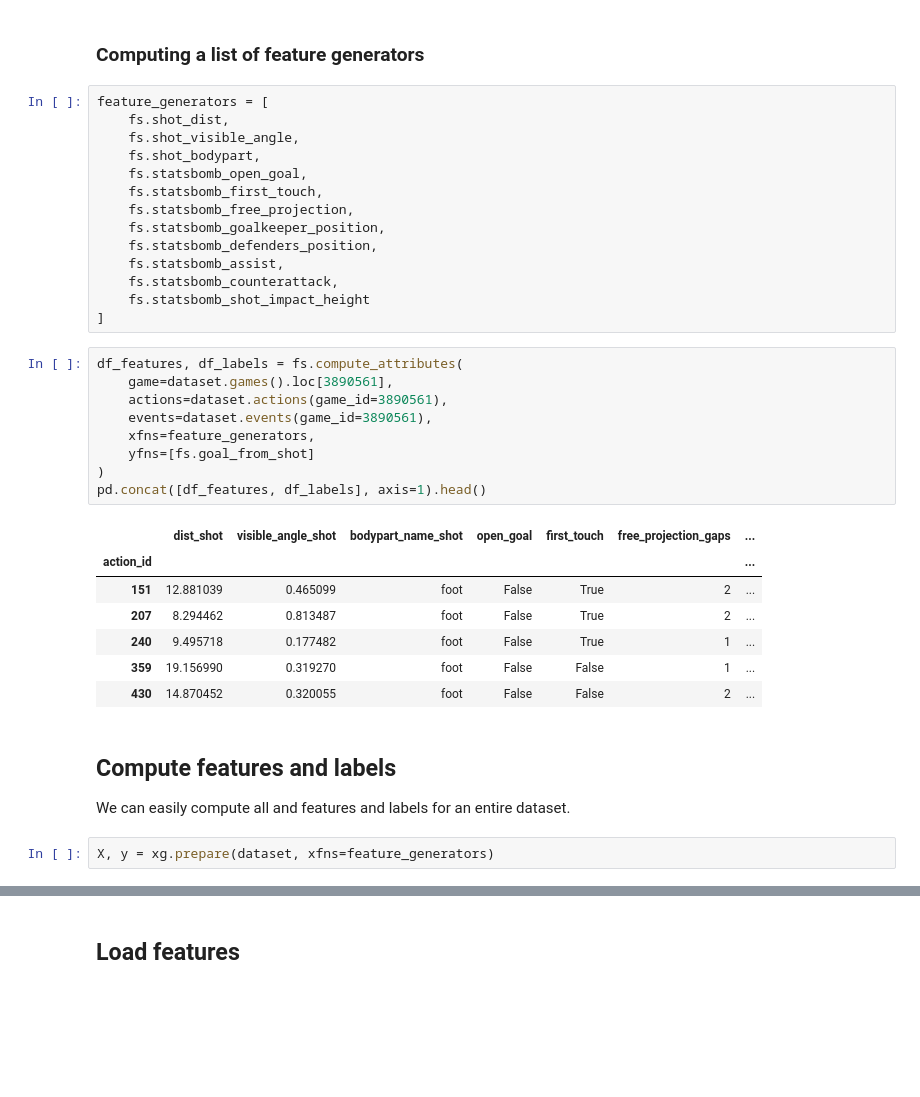
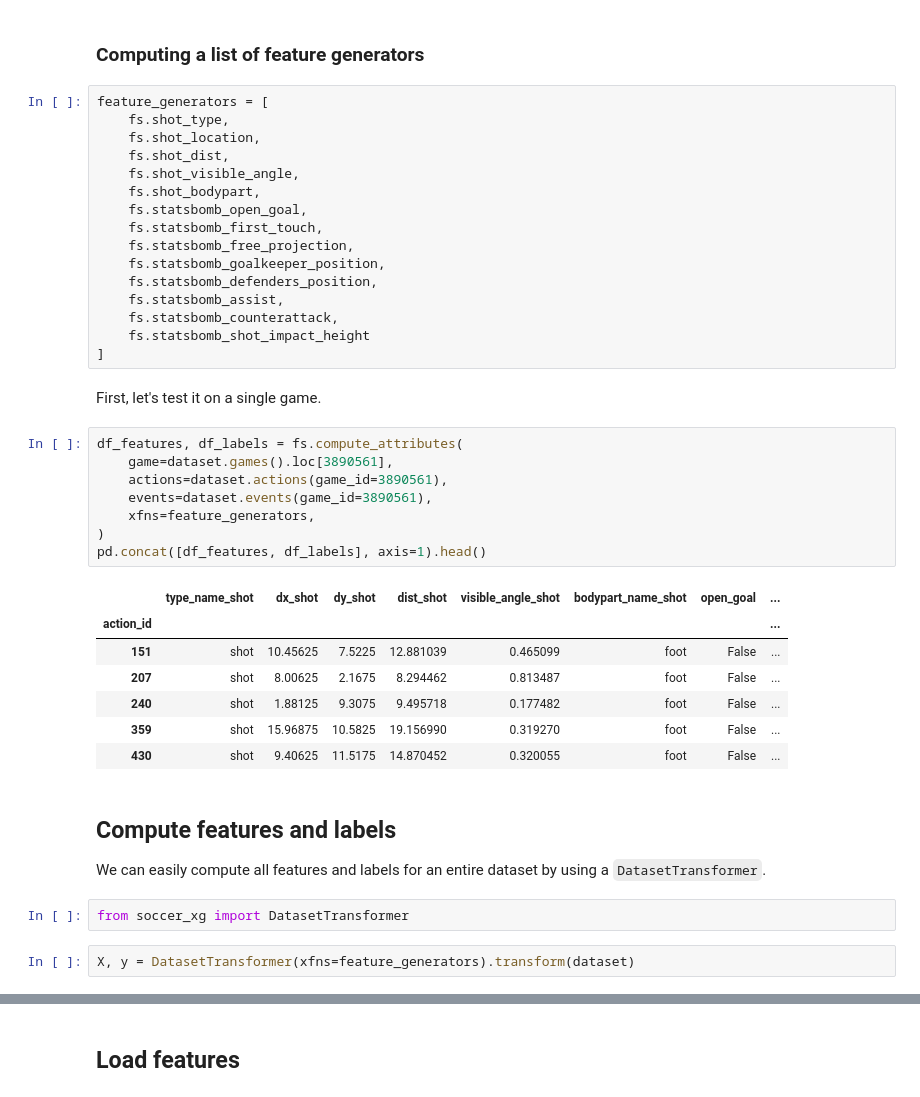
Before and after one commit to ML-KULeuven/soccer_xg, a Jupyter notebook: notebooks/3-computing-and-storing-features.ipynb, the cells around one changed output, grey strips where cells are left out. Saved outputs shown, nothing was run; the diff lists cells and outputs as text; blank space fills up the shorter version.

```diff
--- a/notebooks/3-computing-and-storing-features.ipynb
+++ b/notebooks/3-computing-and-storing-features.ipynb
@@ -134,6 +135,8 @@ rebound(ltr_actions, shot_mask).head()
 ### Computing a list of feature generators
 # %%
 feature_generators = [
+    fs.shot_type,
+    fs.shot_location,
     fs.shot_dist,
     fs.shot_visible_angle,
     fs.shot_bodypart,
@@ -146,29 +149,32 @@ feature_generators = [
     fs.statsbomb_counterattack,
     fs.statsbomb_shot_impact_height
 ]
+# %% [markdown]
+First, let's test it on a single game.
 # %%
 df_features, df_labels = fs.compute_attributes(
     game=dataset.games().loc[3890561],
     actions=dataset.actions(game_id=3890561),
     events=dataset.events(game_id=3890561),
     xfns=feature_generators,
-    yfns=[fs.goal_from_shot]
 )
 pd.concat([df_features, df_labels], axis=1).head()
 # %% [output]
-|  | dist_shot | visible_angle_shot | bodypart_name_shot | open_goal | first_touch | free_projection_gaps | ... |
-| action_id |  |  |  |  |  |  | ... |
-| 151 | 12.881039 | 0.465099 | foot | False | True | 2 | ... |
-| 207 | 8.294462 | 0.813487 | foot | False | True | 2 | ... |
-| 240 | 9.495718 | 0.177482 | foot | False | True | 1 | ... |
-| 359 | 19.156990 | 0.319270 | foot | False | False | 1 | ... |
-| 430 | 14.870452 | 0.320055 | foot | False | False | 2 | ... |
+|  | type_name_shot | dx_shot | dy_shot | dist_shot | visible_angle_shot | bodypart_name_shot | open_goal | ... |
+| action_id |  |  |  |  |  |  |  | ... |
+| 151 | shot | 10.45625 | 7.5225 | 12.881039 | 0.465099 | foot | False | ... |
+| 207 | shot | 8.00625 | 2.1675 | 8.294462 | 0.813487 | foot | False | ... |
+| 240 | shot | 1.88125 | 9.3075 | 9.495718 | 0.177482 | foot | False | ... |
+| 359 | shot | 15.96875 | 10.5825 | 19.156990 | 0.319270 | foot | False | ... |
+| 430 | shot | 9.40625 | 11.5175 | 14.870452 | 0.320055 | foot | False | ... |
 # %% [markdown]
 ## Compute features and labels
 
-We can easily compute all and features and labels for an entire dataset.
+We can easily compute all features and labels for an entire dataset by using a `DatasetTransformer`.
+# %%
+from soccer_xg import DatasetTransformer
 # %%
-X, y = xg.prepare(dataset, xfns=feature_generators)
+X, y = DatasetTransformer(xfns=feature_generators).transform(dataset)
 # %%
 # we cannot store a categorical dtype in a HDF file
 dataset["xg/features"] = X.astype({c: 'object' for c in X.select_dtypes(include='category').columns})
```
Also changed, not shown: parts of 7 cells of this notebook, 2 other files.
